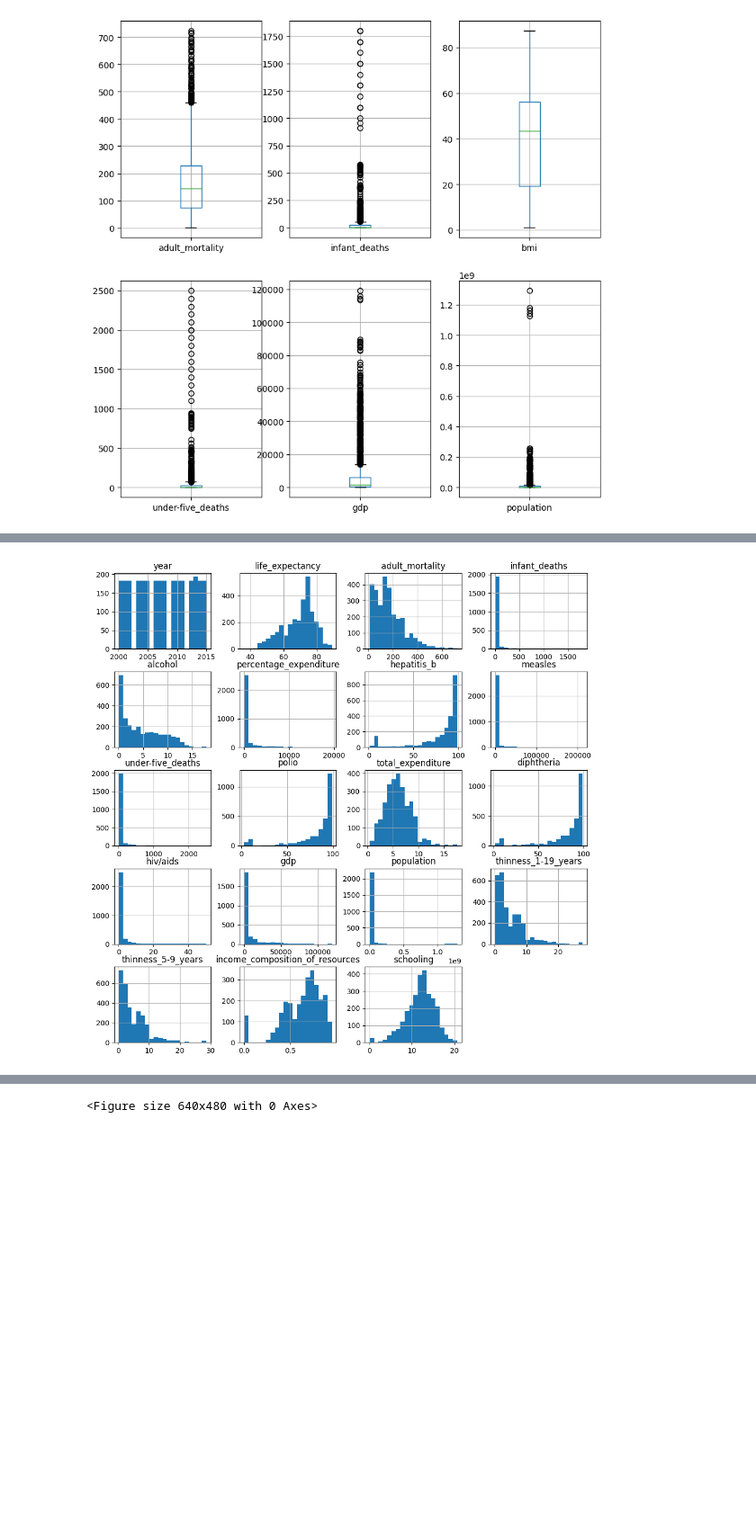
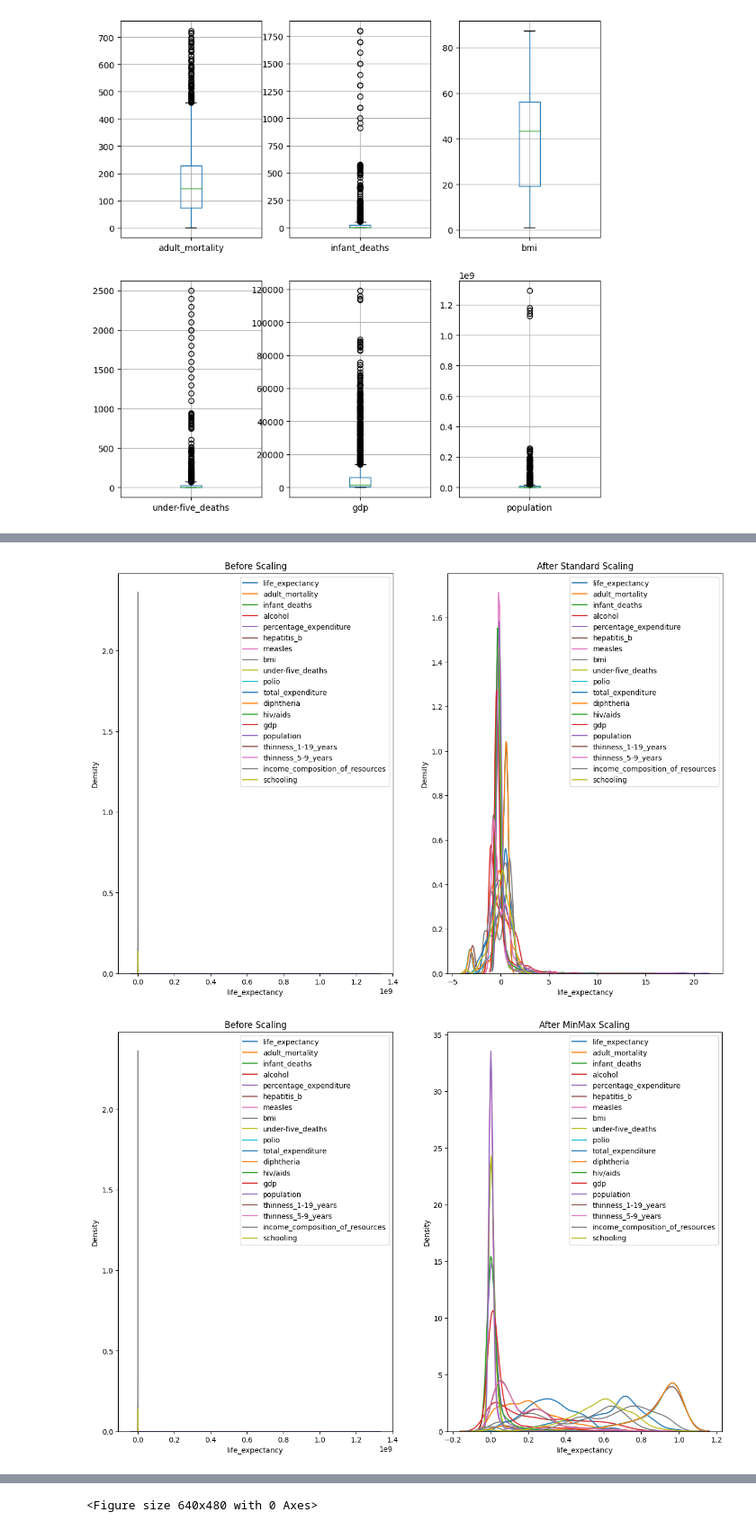
Before and after one commit to 9-coding/Life_Expectancy_DataScicence, a Jupyter notebook: Life_Expectancy_Dataset.ipynb, the cells around one changed output, grey strips where cells are left out. Shown at 90% size. Saved outputs shown, nothing was run; the diff lists cells and outputs as text; code cells hidden in the pictures; blank space fills up the shorter version.

Commit message:
FEAT: Add Scaling

```diff
--- a/Life_Expectancy_Dataset.ipynb
+++ b/Life_Expectancy_Dataset.ipynb
@@ -108,4 +120,30 @@ max             28.600000                         0.948000    20.700000
 # %%
+# Function for scaling
+def scale_data(df, scaler, scaler_name):
+    # List of columns to scale
+    columns_to_scale = ['life_expectancy', 'adult_mortality', 'infant_deaths', 'alcohol', 'percentage_expenditure', 'hepatitis_b', 'measles', 'bmi', 'under-five_deaths', 'polio', 'total_expenditure', 'diphtheria', 'hiv/aids', 'gdp', 'population', 'thinness_1-19_years', 'thinness_5-9_years', 'income_composition_of_resources', 'schooling']
+
+    # Copy the original dataframe
+    df_scaled = df.copy()
+
+    # Apply scaler to the columns
+    df_scaled[columns_to_scale] = scaler.fit_transform(df[columns_to_scale])
+
+    # Plotting
+    fig, (ax1, ax2) = plt.subplots(ncols=2, figsize=(15, 10))
+
+    ax1.set_title('Before Scaling')
+    for column in columns_to_scale:
+        sns.kdeplot(df[column], ax=ax1, label = column)
+    ax1.legend() # show the legend in the plot
+
+    ax2.set_title('After ' + scaler_name)
+    for column in columns_to_scale:
+        sns.kdeplot(df_scaled[column], ax=ax2, label = column)
+    ax2.legend()    # show the legend in the plot
+
+    plt.show()
+
 # Function to handle NaN values with mean values of the data by using fillna
 # We can see that there are no NaN values in categorical columns, so for the numerical ones we would fill them with the mean values
 def handle_null_values_fillna(df):
@@ -218,6 +256,11 @@ def handle_outliers_iqr(df, column): # IQR
     df[column] = np.where(df[column] > upper_bound, upper_bound, df[column])
 
     return df
+
+# Apply different scalers
+scale_data(df, StandardScaler(), 'Standard Scaling')
+scale_data(df, MinMaxScaler(), 'MinMax Scaling')
+scale_data(df, RobustScaler(), 'Robust Scaling')
 
 #plt.show()
 
@@ -311,30 +354,32 @@ alcohol_bins = [0,8.8,17]
 alcohol_group_names = ['low','high']
 alcohol_categorise = pd.cut(df['alcohol'],alcohol_bins,labels=alcohol_group_names)
 
 df['alcohol_categorise'] = alcohol_categorise
 print(df[['alcohol','alcohol_categorise']])
 
 # Binning adult_mortality
 adult_mortality_categorise = pd.cut(df['adult_mortality'], bins = (0,100,200,300,400,500), labels = ['low 100', '100 to 200', '200 to 300', '300 to 400', '400 to 500'])
 
 df['adult_mortality_categorise'] = adult_mortality_categorise
 print(df[['adult_mortality','adult_mortality_categorise']])
 
 # Binning schooling - alcohol column과 연관성이 있음
 schooling_categorise = pd.cut(df['schooling'], bins = (0,5,10,15,20),
                               labels = ['g1', 'g2', 'g3', 'g4'])
 
 df['schooling_categorise'] = schooling_categorise
 print(df[['schooling','schooling_categorise']])
 
 df.head()
 '''
 
 from sklearn.preprocessing import LabelEncoder
 encoder = LabelEncoder()
 encoder.fit(df.country)
 df['country'] = encoder.transform(df.country)
 encoder_1 = LabelEncoder()
 encoder_1.fit(df.status)
 df['status'] = encoder_1.transform(df.status)
 # %% [output]
+[figure, new version]
+[figure, new version]
@@ -355,4 +401,3 @@ bmi                                  34   1456        1422
 dtypes: float64(17), int64(2), object(2)
 memory usage: 482.1+ KB
 None
-[figure, old version]
```
Also changed, not shown: parts of 7 cells of this notebook.
